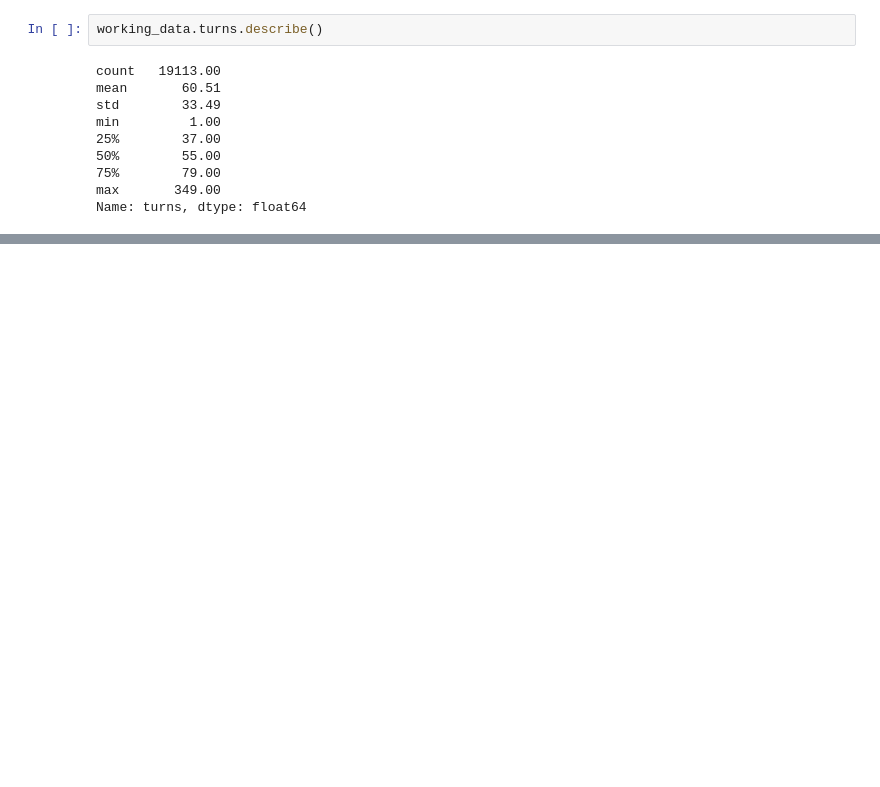
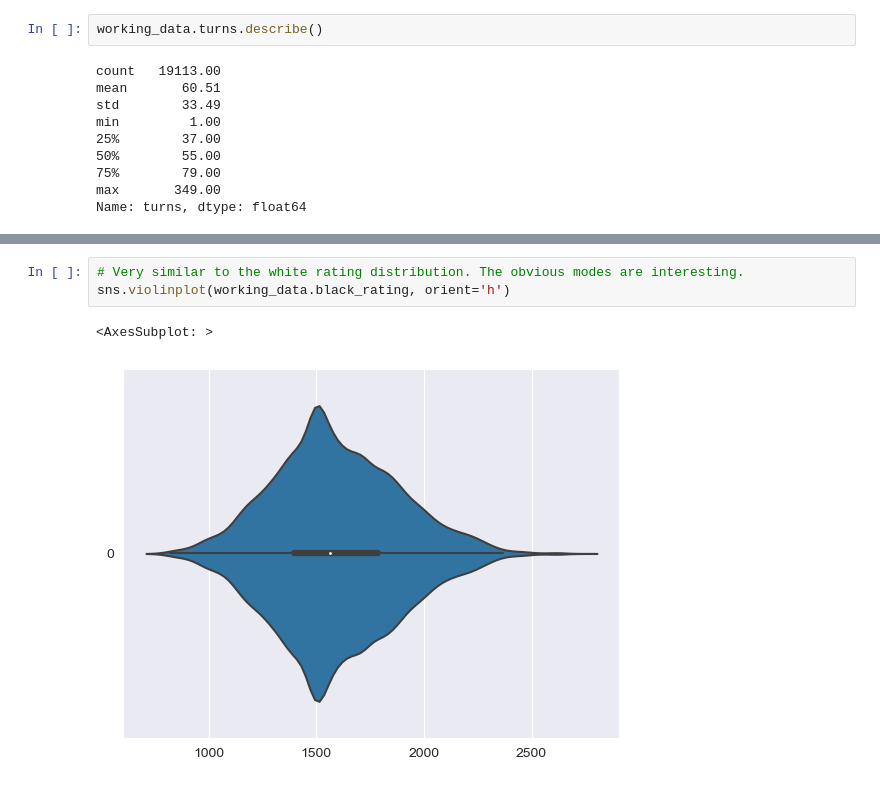
Before and after one commit to tacotuesday/portfolio, a Jupyter notebook: notebooks/lichess_games.ipynb, the cells around one changed output, grey strips where cells are left out. Drawn from its saved outputs; the diff is of its cells as text; blank space fills up the shorter version.

```diff
--- a/notebooks/lichess_games.ipynb
+++ b/notebooks/lichess_games.ipynb
@@ -188,0 +340,6 @@ Name: turns, dtype: float64
+# %%
+# Very similar to the white rating distribution. The obvious modes are interesting.
+sns.violinplot(working_data.black_rating, orient='h')
+# %% [output]
+<AxesSubplot: >
+[figure, added]
```
Also changed, not shown: parts of 38 cells of this notebook.
